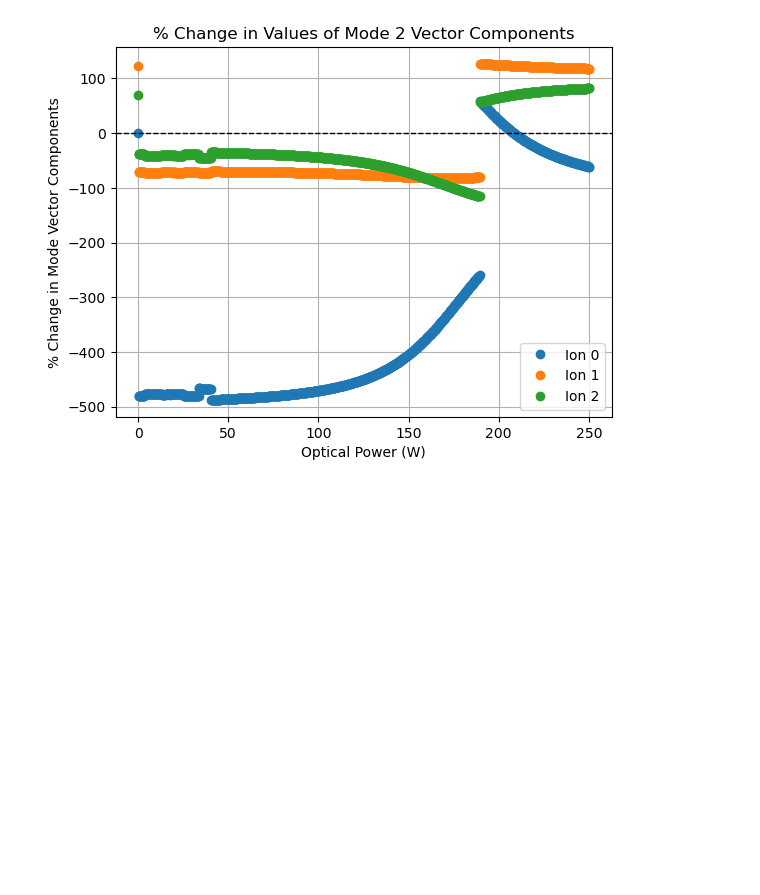
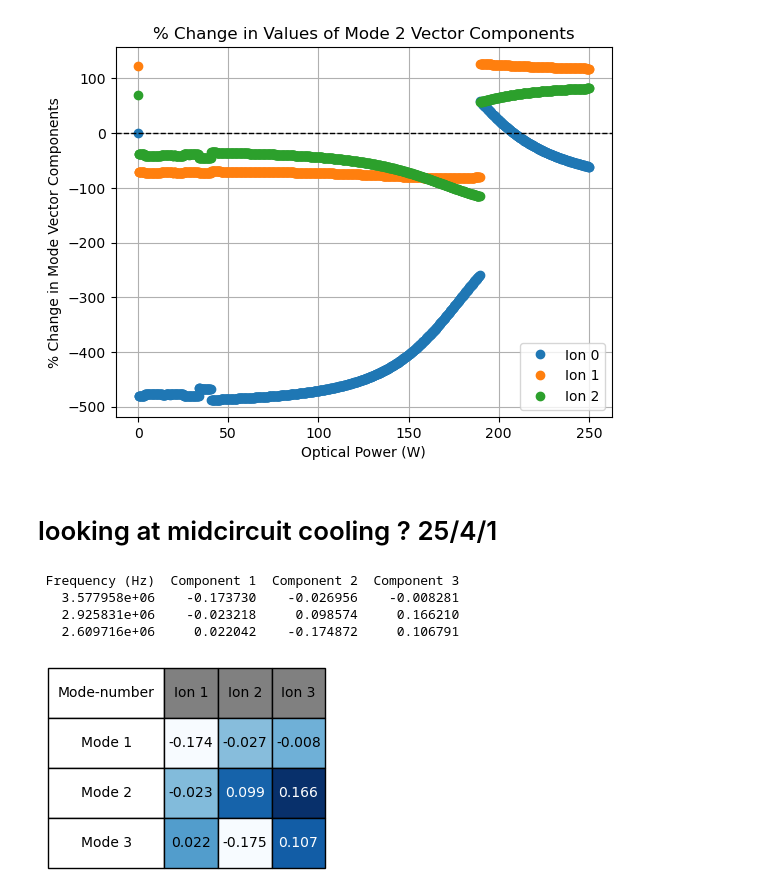
Before and after one commit to SQRLab/BladeRunner, a Jupyter notebook: Tweezers/Mode_Structure_Changes.ipynb, the cells around one changed output. Drawn from its saved outputs; the diff is of its cells as text; code cells hidden in the pictures; blank space fills up the shorter version.

```diff
--- a/Tweezers/Mode_Structure_Changes.ipynb
+++ b/Tweezers/Mode_Structure_Changes.ipynb
@@ -286,0 +288,2 @@ for mode_index in range(N):  # Modes are indexed from 0 to N-1
+# %% [markdown]
+# looking at midcircuit cooling ? 25/4/1
@@ -286,0 +301,72 @@ for mode_index in range(N):  # Modes are indexed from 0 to N-1
+# %%
+# Convert axial_modes_base to a table
+data = {
+    "Frequency (Hz)": [entry[0] for entry in axial_modes],
+}
+
+# Add columns for each component of the mode vectors
+for i in range(len(etas[0])):  # Iterate over the number of components in each mode vector
+    data[f"Component {i+1}"] = [eta[i] for eta in etas]
+
+# Create a DataFrame
+axial_modes_table = pd.DataFrame(data)
+
+# Display the DataFrame with all columns in a single row
+print(axial_modes_table.to_string(index=False))
+# %% [output]
+ Frequency (Hz)  Component 1  Component 2  Component 3
+   3.577958e+06    -0.173730    -0.026956    -0.008281
+   2.925831e+06    -0.023218     0.098574     0.166210
+   2.609716e+06     0.022042    -0.174872     0.106791
+# %%
+# Creating the plot
+fig, ax = plt.subplots(figsize=(0.5, 0.5 * len(etas)))
+ax.axis('tight')
+ax.axis('off')
+
+# Adding a table
+table_data = []
+for index, values in enumerate(etas):
+    # Format the values in `etas`
+    formatted_values = [f"{value:.3f}" for value in values]
+    frequency_label = f"Mode {index + 1}"  # Label for each mode
+    table_data.append([frequency_label] + formatted_values)
+
+# Create column labels
+column_labels = ['Mode-number'] + [f"Ion {i+1}" for i in range(len(etas[0]))]
+
+# The table
+table = ax.table(cellText=table_data, colLabels=column_labels, loc='center', cellLoc='center')
+
+# Adjust font and cell size
+table.auto_set_font_size(False)
+table.set_fontsize(10)
+
+# Adjusting column widths
+colWidths = [0.3] * (len(etas[0]) + 1)
+colWidths[0] = 0.3  # Adjust the first column width as needed
+table.auto_set_column_width(col=[i for i in range(len(colWidths))])
+
+# Adjusting row heights
+table.scale(1, 3)  # Increase the second argument to make rows taller
+
+# Color map for blue background
+cmap = plt.get_cmap('Blues')  # Use the 'Blues' colormap
+norm = mcolors.Normalize(vmin=np.min(etas), vmax=np.max(etas))
+
+# Applying color to the value cells
+for i, row in enumerate(table_data, start=1):
+    for j in range(1, len(row)):
+        value = float(row[j])
+        color = cmap(norm(value))
+        table[i, j].set_facecolor(color)
+        table[i, j].set_text_props(color='black' if value < (np.max(etas) / 2) else 'white')
+
+# Set gray background for the first row, excluding the top left corner cell
+for j in range(1, len(column_labels)):  # Skip the top left corner cell
+    table[0, j].set_facecolor('gray')
+table[0, 0].set_facecolor('white')  # Keep the top left corner cell white
+
+plt.show()
+# %% [output]
+[figure, added]
```
Also changed, not shown: parts of 7 cells of this notebook, 3 other files.
